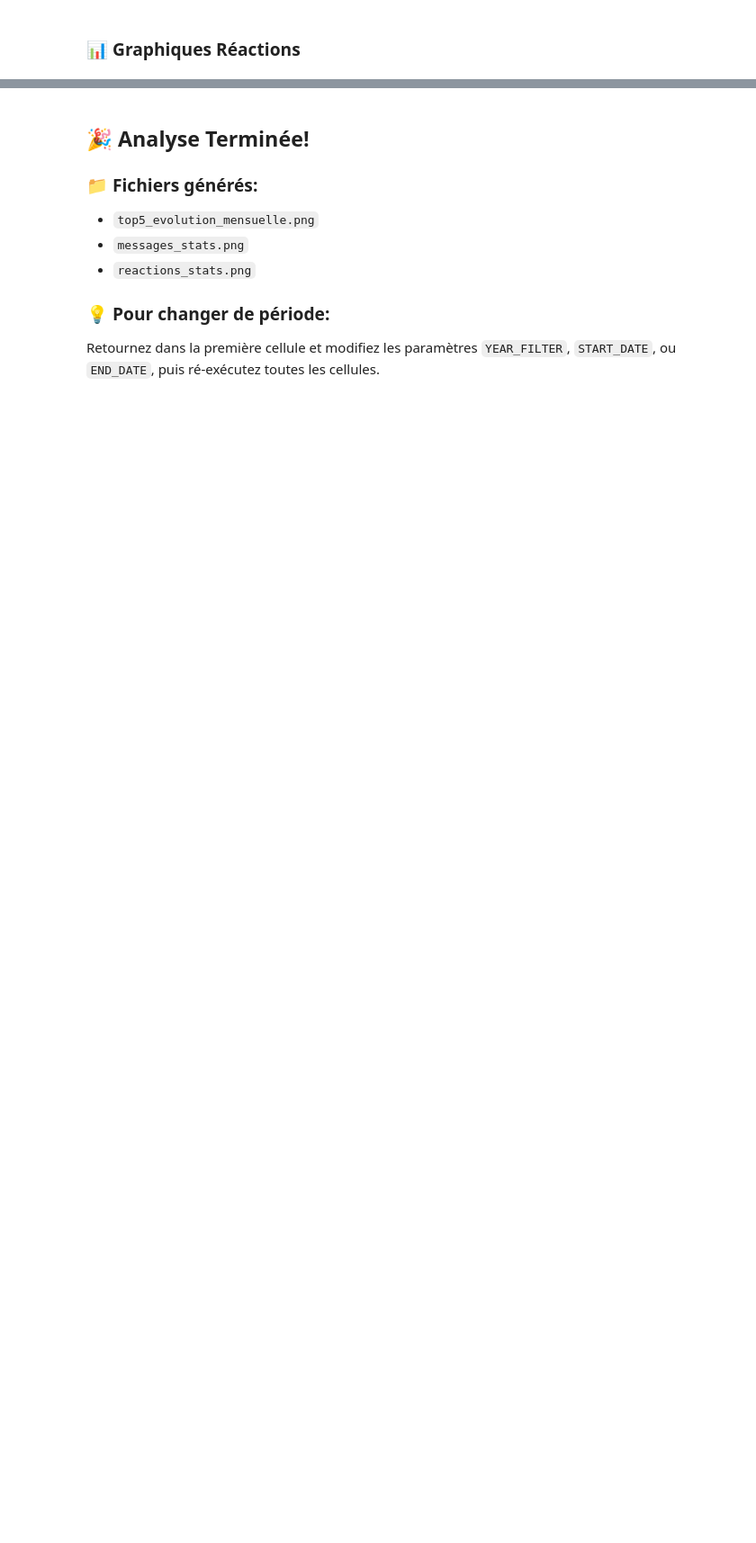
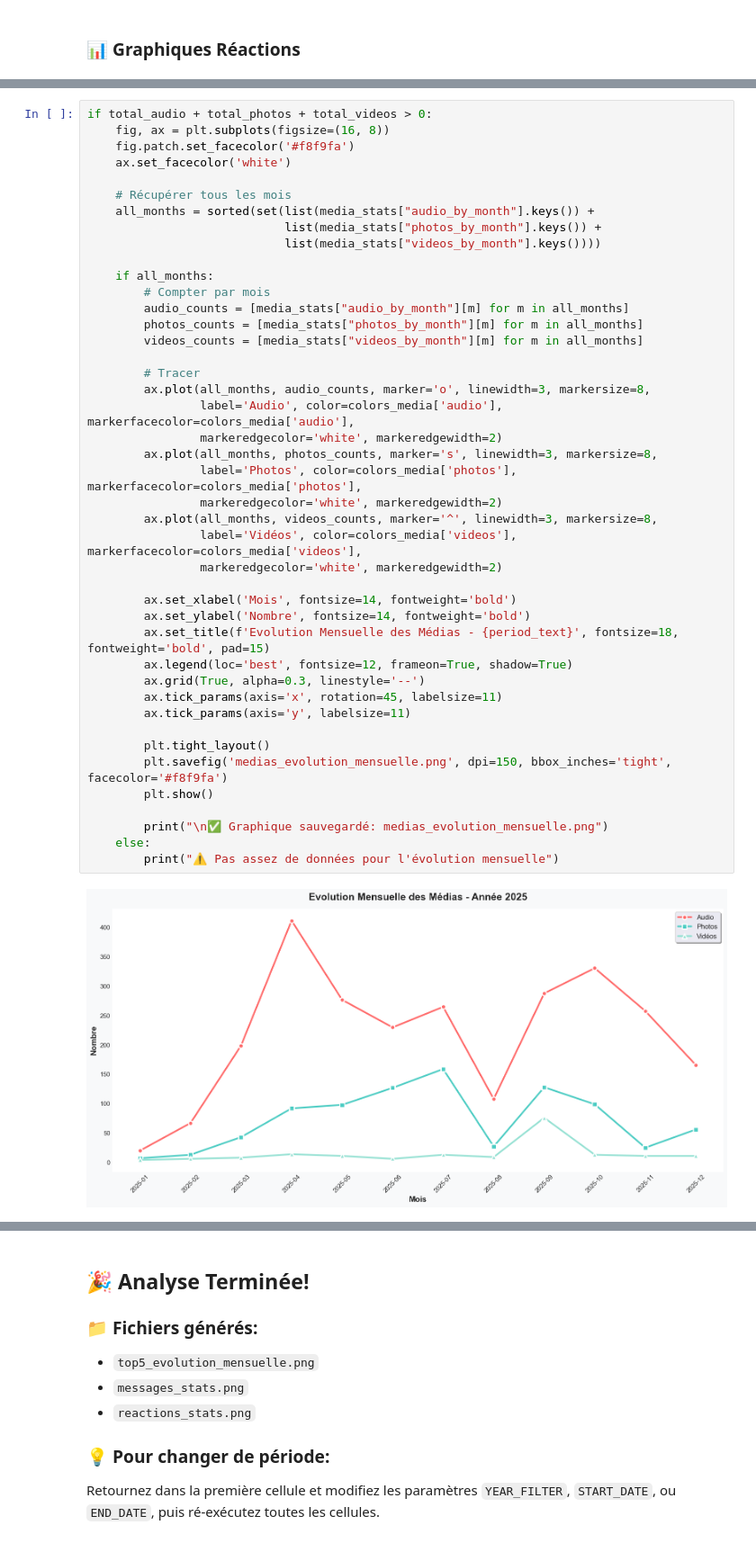
Before and after one commit to maximcuynat/instagram-retrospective-analyse-personnalisee, a Jupyter notebook: instagram_analysis_clean.ipynb, the cells around one changed output, grey strips where cells are left out. Shown: that part at 90% size. Saved outputs shown, nothing was run; the diff lists cells and outputs as text; blank space fills up the shorter version.

```diff
--- a/instagram_analysis_clean.ipynb
+++ b/instagram_analysis_clean.ipynb
@@ -473,0 +1019,45 @@ else:
+# %%
+if total_audio + total_photos + total_videos > 0:
+    fig, ax = plt.subplots(figsize=(16, 8))
+    fig.patch.set_facecolor('#f8f9fa')
+    ax.set_facecolor('white')
+
+    # Récupérer tous les mois
+    all_months = sorted(set(list(media_stats["audio_by_month"].keys()) +
+                            list(media_stats["photos_by_month"].keys()) +
+                            list(media_stats["videos_by_month"].keys())))
+
+    if all_months:
+        # Compter par mois
+        audio_counts = [media_stats["audio_by_month"][m] for m in all_months]
+        photos_counts = [media_stats["photos_by_month"][m] for m in all_months]
+        videos_counts = [media_stats["videos_by_month"][m] for m in all_months]
+
+        # Tracer
+        ax.plot(all_months, audio_counts, marker='o', linewidth=3, markersize=8,
+                label='Audio', color=colors_media['audio'], markerfacecolor=colors_media['audio'],
+                markeredgecolor='white', markeredgewidth=2)
+        ax.plot(all_months, photos_counts, marker='s', linewidth=3, markersize=8,
+                label='Photos', color=colors_media['photos'], markerfacecolor=colors_media['photos'],
+                markeredgecolor='white', markeredgewidth=2)
+        ax.plot(all_months, videos_counts, marker='^', linewidth=3, markersize=8,
+                label='Vidéos', color=colors_media['videos'], markerfacecolor=colors_media['videos'],
+                markeredgecolor='white', markeredgewidth=2)
+
+        ax.set_xlabel('Mois', fontsize=14, fontweight='bold')
+        ax.set_ylabel('Nombre', fontsize=14, fontweight='bold')
+        ax.set_title(f'Evolution Mensuelle des Médias - {period_text}', fontsize=18, fontweight='bold', pad=15)
+        ax.legend(loc='best', fontsize=12, frameon=True, shadow=True)
+        ax.grid(True, alpha=0.3, linestyle='--')
+        ax.tick_params(axis='x', rotation=45, labelsize=11)
+        ax.tick_params(axis='y', labelsize=11)
+
+        plt.tight_layout()
+        plt.savefig('medias_evolution_mensuelle.png', dpi=150, bbox_inches='tight', facecolor='#f8f9fa')
+        plt.show()
+
+        print("\n✅ Graphique sauvegardé: medias_evolution_mensuelle.png")
+    else:
+        print("⚠️ Pas assez de données pour l'évolution mensuelle")
+# %% [output]
+[figure, added]
```
Also changed, not shown: parts of 16 cells of this notebook, 1 other file.
